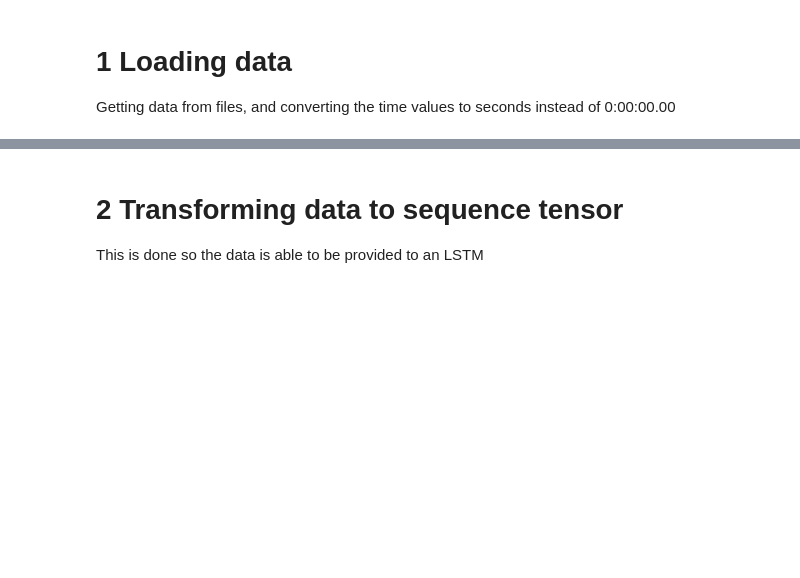
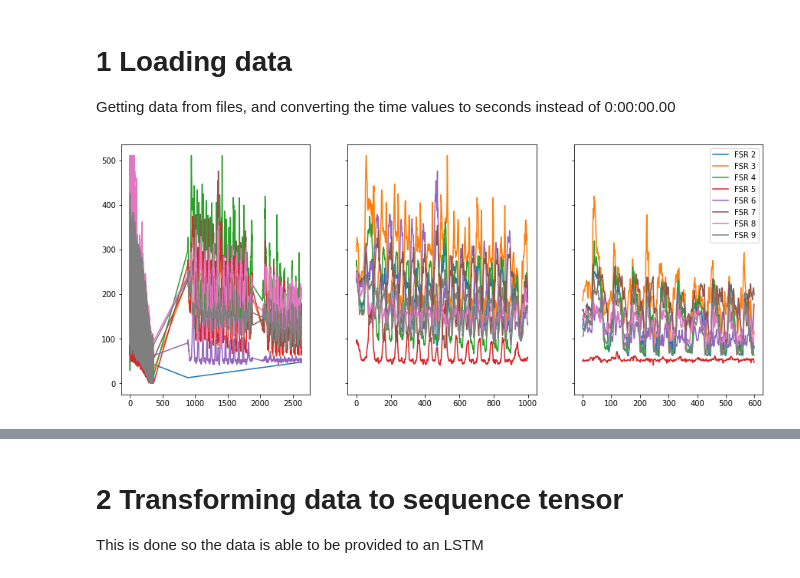
Before and after one commit to JonasS-AAU/P8, a Jupyter notebook: Code/InitialLSTM.ipynb, the cells around one changed output, grey strips where cells are left out. Drawn from its saved outputs; the diff is of its cells as text; code cells hidden in the pictures; blank space fills up the shorter version.

```diff
--- a/Code/InitialLSTM.ipynb
+++ b/Code/InitialLSTM.ipynb
@@ -32,7 +21,0 @@ def fixTimeData(df : pd.DataFrame):
-# %%
-filename = r"C:\Users\jonas\Documents\GitHub\P8\Code\Data\Jonas walk 6 min 2.txt"
-df = grabDataThigh(filename)
-data = fixTimeData(df)
-len(data)
-data.pop('type', None)
-inpuSize = len(data)
@@ -38,0 +148,25 @@ inpuSize = len(data)
+# %%
+filename = r"C:\Users\jonas\Documents\GitHub\P8\Code\Data\Jonas 6 min.txt"
+filename2 = r"C:\Users\jonas\Documents\GitHub\P8\Code\Data\Jonas Upstairs.csv"
+filename3 = r"C:\Users\jonas\Documents\GitHub\P8\Code\Data\Jonas Downstairs.csv"
+
+dfWalk = grabDataThigh(filename,"minmax")
+dataWalk = fixTimeData(dfWalk)
+dataWalk.pop('type')
+dataWalk["Class"] = list(0 for i in range(len(dataWalk["time"])))
+
+dfUp = grabDataThigh(filename2,"minmax",0)
+dataUp = dfUp.to_dict("list")
+dataUp.pop('type')
+dataUp["Class"] = list(1 for i in range(len(dataUp["time"])))
+
+dfDown = grabDataThigh(filename3,"minmax",0)
+dataDown = dfDown.to_dict("list")
+dataDown.pop('type')
+dataDown["Class"] = list(-1 for i in range(len(dataDown["time"])))
+
+dataList = [dataWalk,dataUp,dataDown]
+data = dictExtension(dataList)
+plot3FSRComparisons(dataList)
+# %% [output]
+[figure, added]
```
Also changed, not shown: parts of 28 cells of this notebook, 2 other files.
